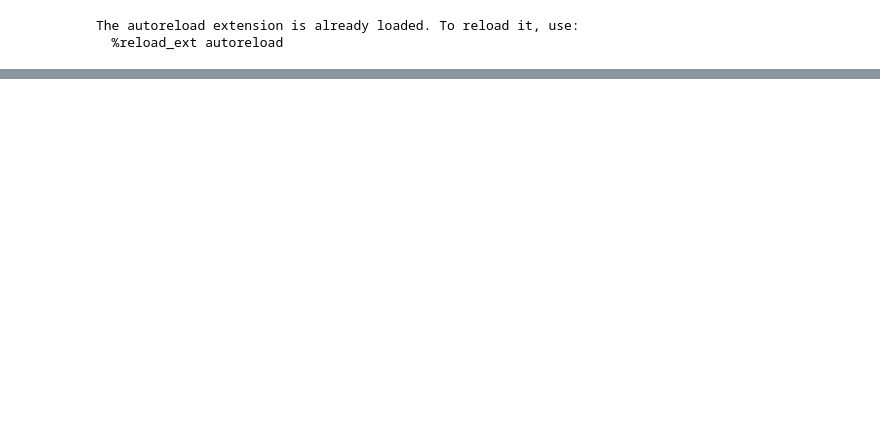
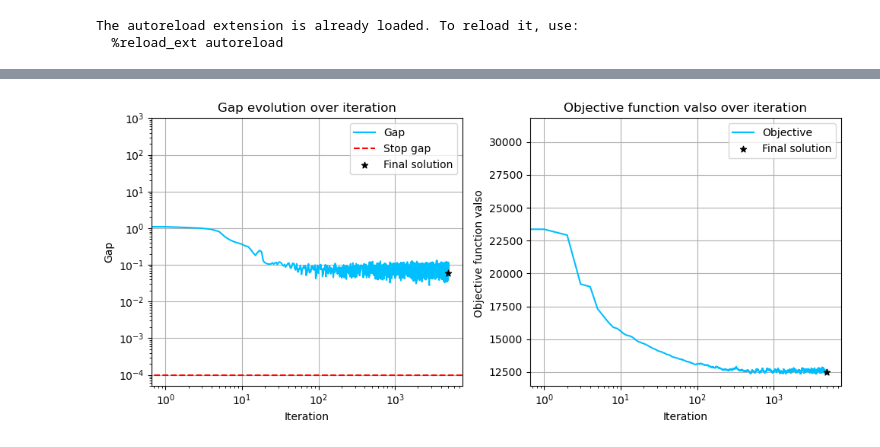
Before and after one commit to AndreaMontoneri/PROJET_NETWORK, a Jupyter notebook: début.ipynb, the cells around one changed output, grey strips where cells are left out. Saved outputs shown, nothing was run; the diff lists cells and outputs as text; code cells hidden in the pictures; blank space fills up the shorter version.

```diff
--- a/début.ipynb
+++ b/début.ipynb
@@ -53,0 +186,8 @@ plot_network(df_nodes, df_links, idx_doors, X, Y, True, False, figsize=(20,20))
+# %%
+max_iter = 5000
+max_gap = 1e-4
+max_gap_ls = 1e-2
+link_cost_function = link_cost_function_so
+objective_function = objective_function_so
+
+x_star_so, gap_so, obj_so = FW(max_iter, max_gap, max_gap_ls, link_cost_function, objective_function, df_od, df_links, df_nodes)
@@ -53,0 +205,27 @@ plot_network(df_nodes, df_links, idx_doors, X, Y, True, False, figsize=(20,20))
+# %%
+plt.figure(figsize=(10,4.5))
+
+plt.subplot(1,2,1)
+plt.loglog(np.arange(len(gap_so)), gap_so, color='Deepskyblue', label='Gap')
+plt.hlines(1e-4, 0, 2*max_iter, color='red', linestyles='--', label='Stop gap')
+plt.scatter(len(gap_so)-1, gap_so[-1], marker='*', color='black', label='Final solution', zorder=3)
+plt.grid()
+plt.xlabel("Iteration")
+plt.ylabel("Gap")
+plt.title("Gap evolution over iteration")
+plt.ylim([5e-5, 1e3])
+plt.legend()
+
+plt.subplot(1,2,2)
+plt.semilogx(np.arange(len(obj_so)), obj_so, color='Deepskyblue', label='Objective')
+plt.scatter(len(obj_so)-1, obj_so[-1], marker='*', color='black', label='Final solution', zorder=3)
+plt.grid()
+plt.xlabel("Iteration")
+plt.ylabel("Objective function valso ")
+plt.title("Objective function valso over iteration")
+plt.legend()
+
+plt.tight_layout()
+plt.show()
+# %% [output]
+[figure, added]
```
Also changed, not shown: parts of 19 cells of this notebook, 9 other files.
